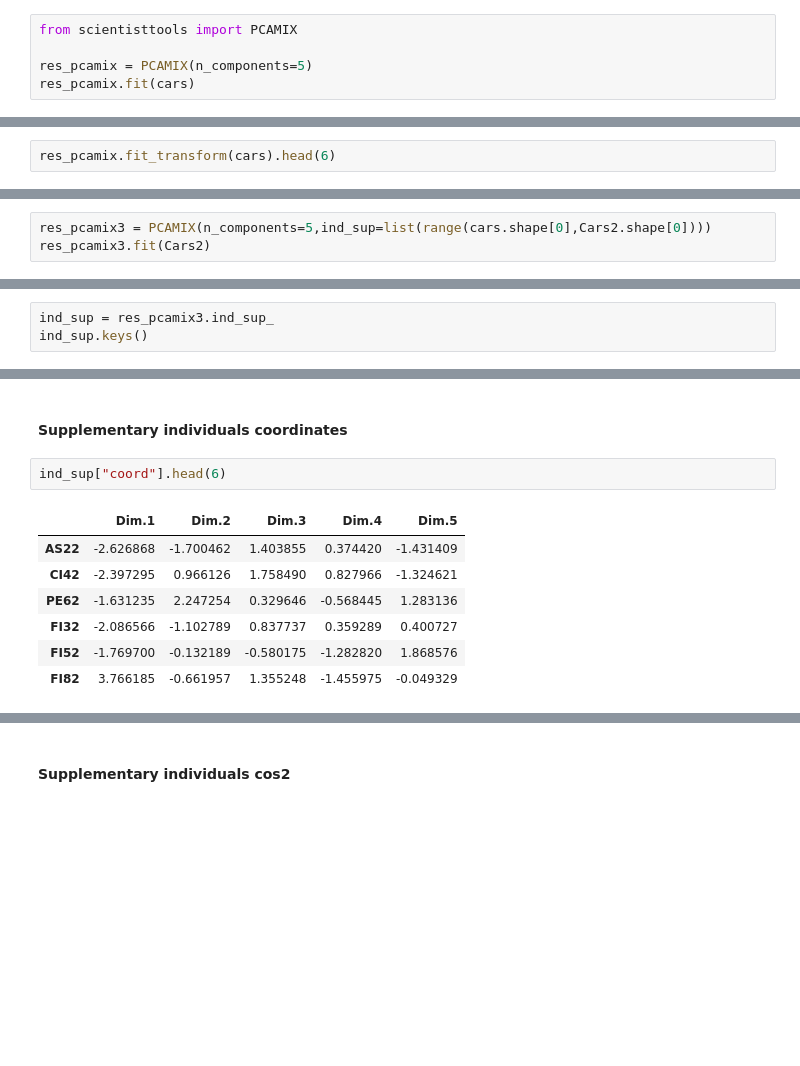
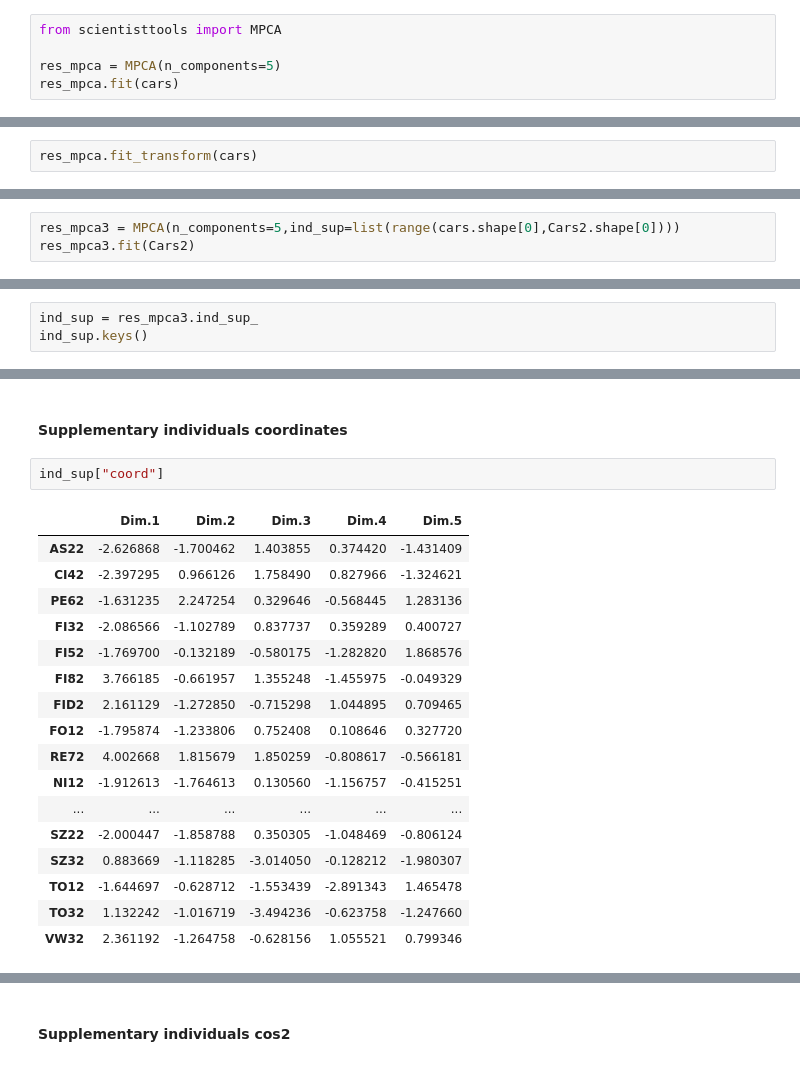
Before and after one commit to enfantbenidedieu/scientisttools, a Jupyter notebook: mpca_cars.ipynb, the cells around one changed output, grey strips where cells are left out. Drawn from its saved outputs; the diff is of its cells as text; blank space fills up the shorter version.

```diff
--- a/doc/pcamix_cars.ipynb
+++ b/mpca_cars.ipynb
@@ -36,8 +47,8 @@ Data columns (total 9 columns):
 dtypes: float64(3), int64(3), object(3)
 memory usage: 2.1+ KB
 # %%
-from scientisttools import PCAMIX
+from scientisttools import MPCA
 
-res_pcamix = PCAMIX(n_components=5)
-res_pcamix.fit(cars)
+res_mpca = MPCA(n_components=5)
+res_mpca.fit(cars)
 # %% [output]
@@ -45,7 +56,7 @@ PCAMIX(n_components=5)
 # %% [markdown]
 ### fit_transform
 # %%
-res_pcamix.fit_transform(cars).head(6)
+res_mpca.fit_transform(cars)
 # %% [output]
 |  | Dim.1 | Dim.2 | Dim.3 | Dim.4 | Dim.5 |
 | AS2 | -2.626868 | -1.700462 | 1.403855 | 0.374420 | -1.431409 |
@@ -475,6 +544,6 @@ Data columns (total 9 columns):
 dtypes: float64(6), object(3)
 memory usage: 4.2+ KB
 # %%
-res_pcamix3 = PCAMIX(n_components=5,ind_sup=list(range(cars.shape[0],Cars2.shape[0])))
-res_pcamix3.fit(Cars2)
+res_mpca3 = MPCA(n_components=5,ind_sup=list(range(cars.shape[0],Cars2.shape[0])))
+res_mpca3.fit(Cars2)
 # %% [output]
@@ -484,20 +553,30 @@ PCAMIX(ind_sup=[27, 28, 29, 30, 31, 32, 33, 34, 35, 36, 37, 38, 39, 40, 41, 42,
 # %% [markdown]
 ### Supplementary individuals
 # %%
-ind_sup = res_pcamix3.ind_sup_
+ind_sup = res_mpca3.ind_sup_
 ind_sup.keys()
 # %% [output]
 dict_keys(['coord', 'cos2', 'dist'])
 # %% [markdown]
 #### Supplementary individuals coordinates
 # %%
-ind_sup["coord"].head(6)
+ind_sup["coord"]
 # %% [output]
 |  | Dim.1 | Dim.2 | Dim.3 | Dim.4 | Dim.5 |
 | AS22 | -2.626868 | -1.700462 | 1.403855 | 0.374420 | -1.431409 |
 | CI42 | -2.397295 | 0.966126 | 1.758490 | 0.827966 | -1.324621 |
 | PE62 | -1.631235 | 2.247254 | 0.329646 | -0.568445 | 1.283136 |
 | FI32 | -2.086566 | -1.102789 | 0.837737 | 0.359289 | 0.400727 |
 | FI52 | -1.769700 | -0.132189 | -0.580175 | -1.282820 | 1.868576 |
 | FI82 | 3.766185 | -0.661957 | 1.355248 | -1.455975 | -0.049329 |
+| FID2 | 2.161129 | -1.272850 | -0.715298 | 1.044895 | 0.709465 |
+| FO12 | -1.795874 | -1.233806 | 0.752408 | 0.108646 | 0.327720 |
+| RE72 | 4.002668 | 1.815679 | 1.850259 | -0.808617 | -0.566181 |
+| NI12 | -1.912613 | -1.764613 | 0.130560 | -1.156757 | -0.415251 |
+| ... | ... | ... | ... | ... | ... |
+| SZ22 | -2.000447 | -1.858788 | 0.350305 | -1.048469 | -0.806124 |
+| SZ32 | 0.883669 | -1.118285 | -3.014050 | -0.128212 | -1.980307 |
+| TO12 | -1.644697 | -0.628712 | -1.553439 | -2.891343 | 1.465478 |
+| TO32 | 1.132242 | -1.016719 | -3.494236 | -0.623758 | -1.247660 |
+| VW32 | 2.361192 | -1.264758 | -0.628156 | 1.055521 | 0.799346 |
 # %%
```
Also changed, not shown: parts of 33 cells of this notebook, 19 other files.
